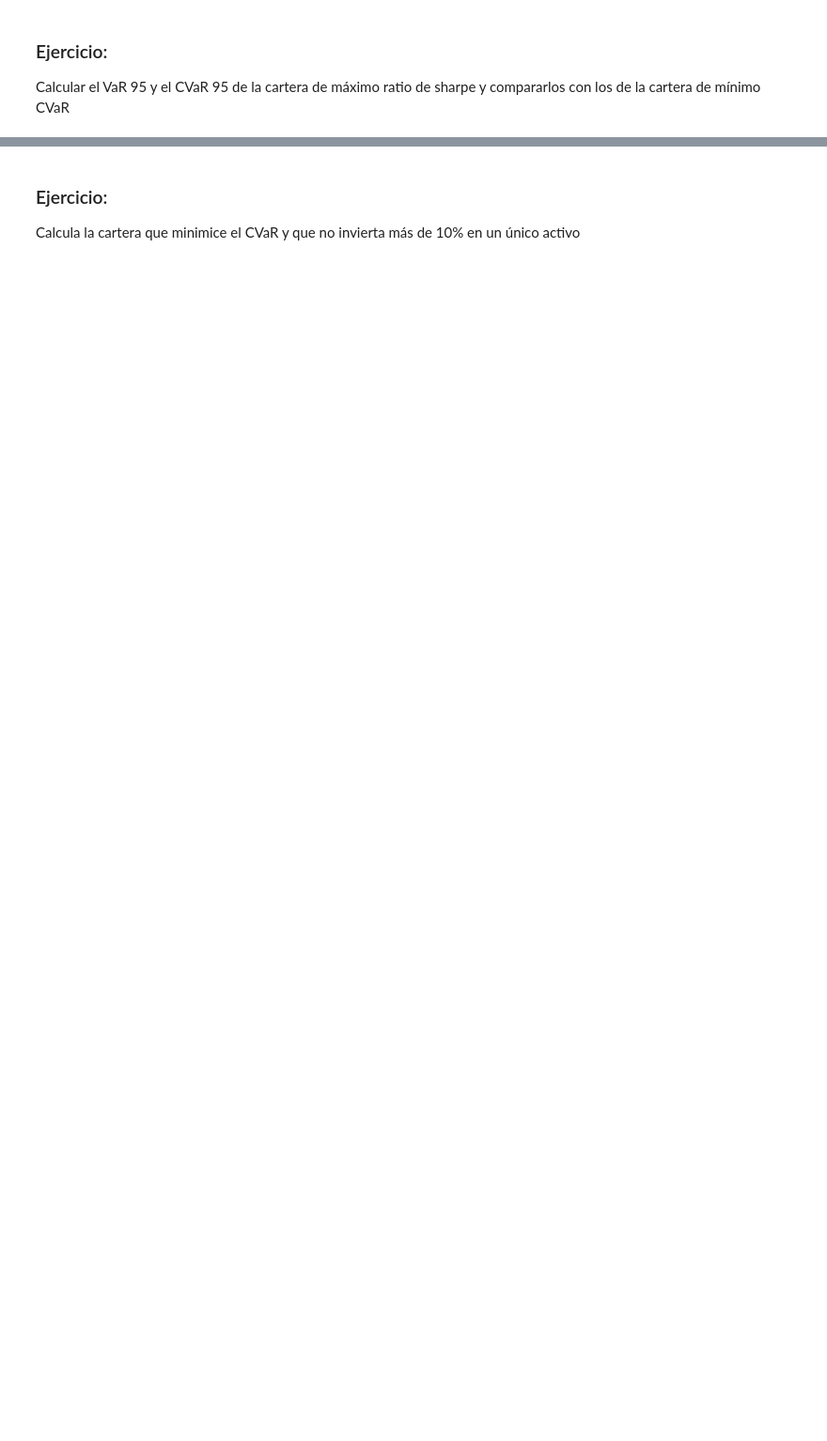
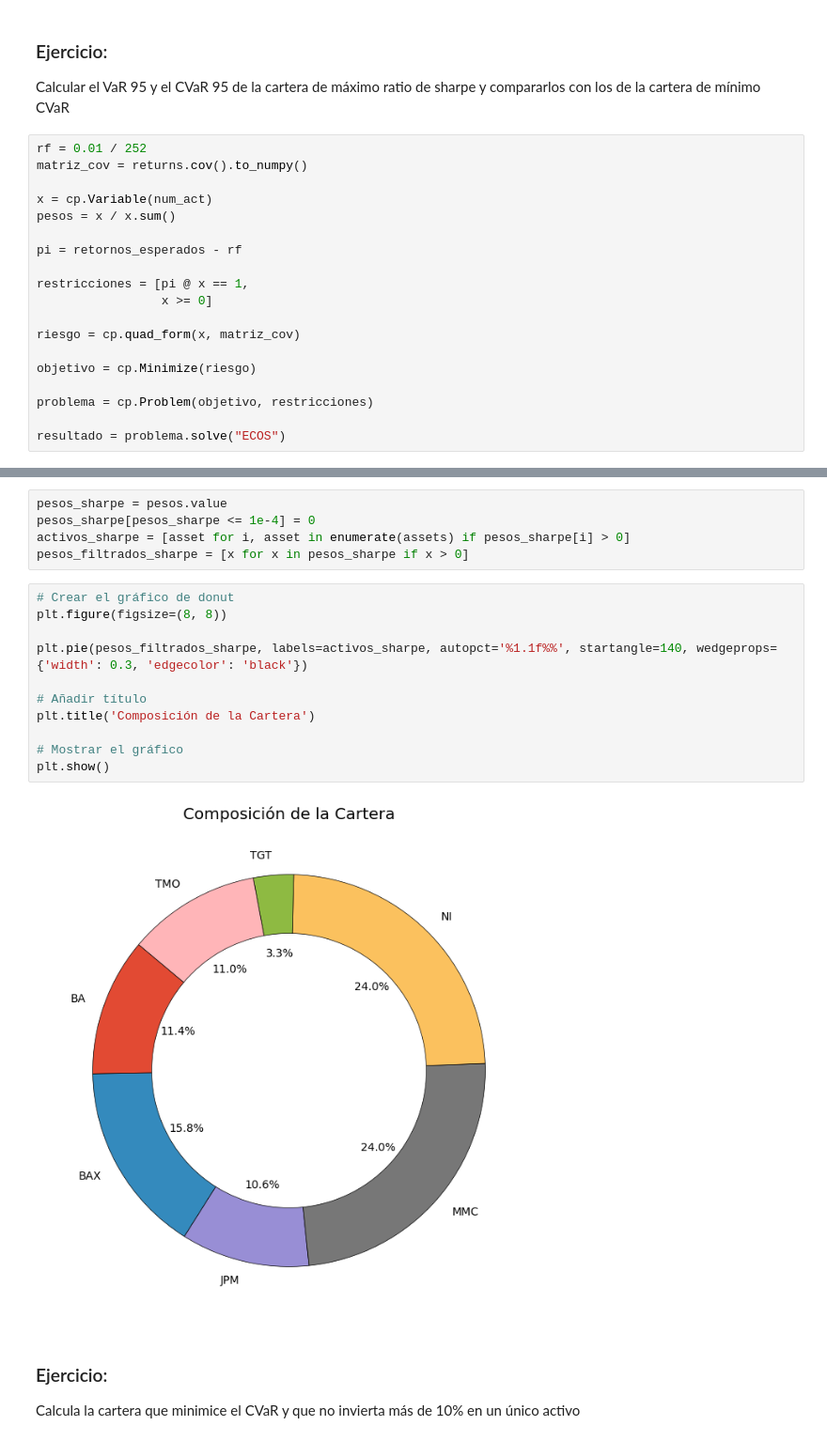
Before and after one commit to diegoo7am/microcredencial-carteras-python-2023_fork, a Jupyter notebook: Tema_6_Riesgos/src/riesgos.ipynb, the cells around one changed output, grey strips where cells are left out. Shown at 94% size. Drawn from its saved outputs; the diff is of its cells as text; blank space fills up the shorter version.

```diff
--- a/Tema_6_Riesgos/src/riesgos.ipynb
+++ b/Tema_6_Riesgos/src/riesgos.ipynb
@@ -1128,3 +1180,22 @@ plt.show()
 ### Ejercicio:
 
 Calcular el VaR 95 y el CVaR 95 de la cartera de máximo ratio de sharpe y compararlos con los de la cartera de mínimo CVaR
+# %%
+rf = 0.01 / 252
+matriz_cov = returns.cov().to_numpy()
+
+x = cp.Variable(num_act)
+pesos = x / x.sum()
+
+pi = retornos_esperados - rf
+
+restricciones = [pi @ x == 1,
+                 x >= 0]
+
+riesgo = cp.quad_form(x, matriz_cov)
+
+objetivo = cp.Minimize(riesgo)
+
+problema = cp.Problem(objetivo, restricciones)
+
+resultado = problema.solve("ECOS")
@@ -1131,3 +1204,21 @@ Calcular el VaR 95 y el CVaR 95 de la cartera de máximo ratio de sharpe y compa
+# %%
+pesos_sharpe = pesos.value
+pesos_sharpe[pesos_sharpe <= 1e-4] = 0
+activos_sharpe = [asset for i, asset in enumerate(assets) if pesos_sharpe[i] > 0]
+pesos_filtrados_sharpe = [x for x in pesos_sharpe if x > 0]
+# %%
+# Crear el gráfico de donut
+plt.figure(figsize=(8, 8))
+
+plt.pie(pesos_filtrados_sharpe, labels=activos_sharpe, autopct='%1.1f%%', startangle=140, wedgeprops={'width': 0.3, 'edgecolor': 'black'})
+
+# Añadir título
+plt.title('Composición de la Cartera')
+
+# Mostrar el gráfico
+plt.show()
+# %% [output]
+[figure, added]
 # %% [markdown]
 ### Ejercicio:
 
```
Also changed, not shown: parts of 33 cells of this notebook.
